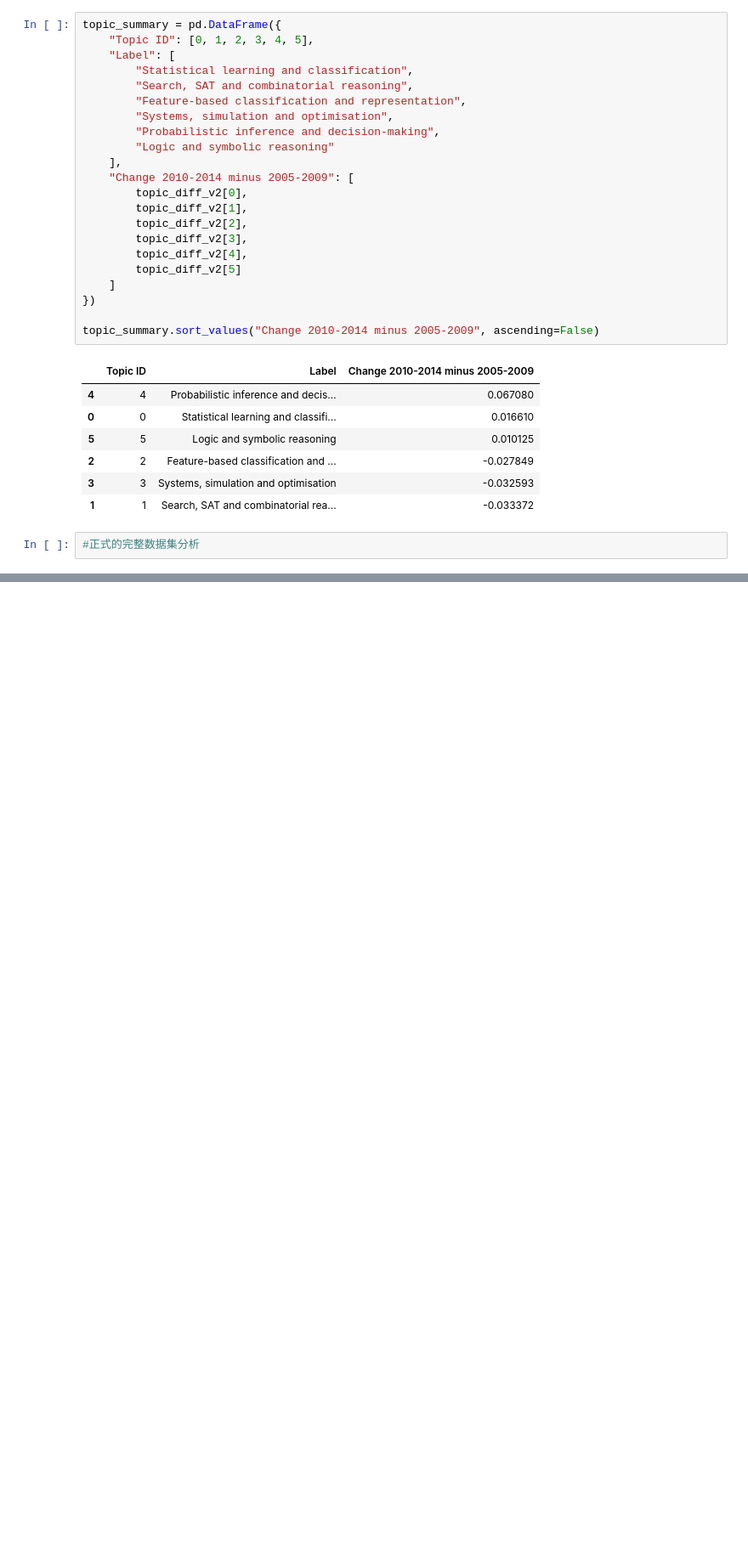
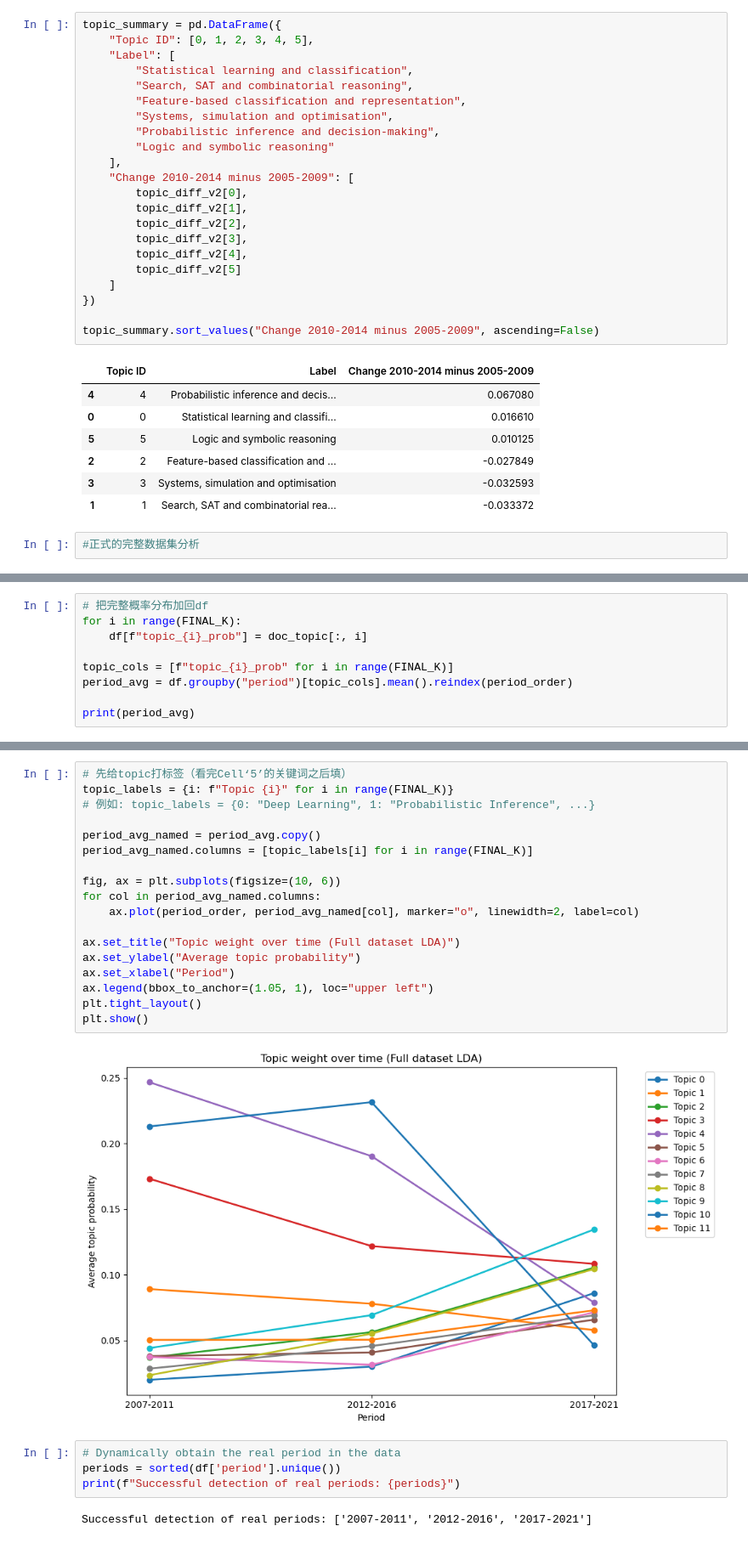
Before and after one commit to rohan-crypto/Text_Analytics_Team33_Task3, a Jupyter notebook: LDA_modeling.ipynb, the cells around one changed output, grey strips where cells are left out. Shown at 85% size. Saved outputs shown, nothing was run; the diff lists cells and outputs as text; blank space fills up the shorter version.

```diff
--- a/LDA_modeling.ipynb
+++ b/LDA_modeling.ipynb
@@ -391,0 +519,9 @@ SyntaxError: invalid syntax (1140157043.py, line 1)
+# %%
+# 把完整概率分布加回df
+for i in range(FINAL_K):
+    df[f"topic_{i}_prob"] = doc_topic[:, i]
+
+topic_cols = [f"topic_{i}_prob" for i in range(FINAL_K)]
+period_avg = df.groupby("period")[topic_cols].mean().reindex(period_order)
+
+print(period_avg)
@@ -391,0 +546,26 @@ SyntaxError: invalid syntax (1140157043.py, line 1)
+# %%
+# 先给topic打标签（看完Cell‘5’的关键词之后填）
+topic_labels = {i: f"Topic {i}" for i in range(FINAL_K)}
+# 例如: topic_labels = {0: "Deep Learning", 1: "Probabilistic Inference", ...}
+
+period_avg_named = period_avg.copy()
+period_avg_named.columns = [topic_labels[i] for i in range(FINAL_K)]
+
+fig, ax = plt.subplots(figsize=(10, 6))
+for col in period_avg_named.columns:
+    ax.plot(period_order, period_avg_named[col], marker="o", linewidth=2, label=col)
+
+ax.set_title("Topic weight over time (Full dataset LDA)")
+ax.set_ylabel("Average topic probability")
+ax.set_xlabel("Period")
+ax.legend(bbox_to_anchor=(1.05, 1), loc="upper left")
+plt.tight_layout()
+plt.show()
+# %% [output]
+[figure, added]
+# %%
+# Dynamically obtain the real period in the data
+periods = sorted(df['period'].unique())
+print(f"Successful detection of real periods: {periods}")
+# %% [output]
+Successful detection of real periods: ['2007-2011', '2012-2016', '2017-2021']
```
Also changed, not shown: parts of 19 cells of this notebook, 1 other file.
